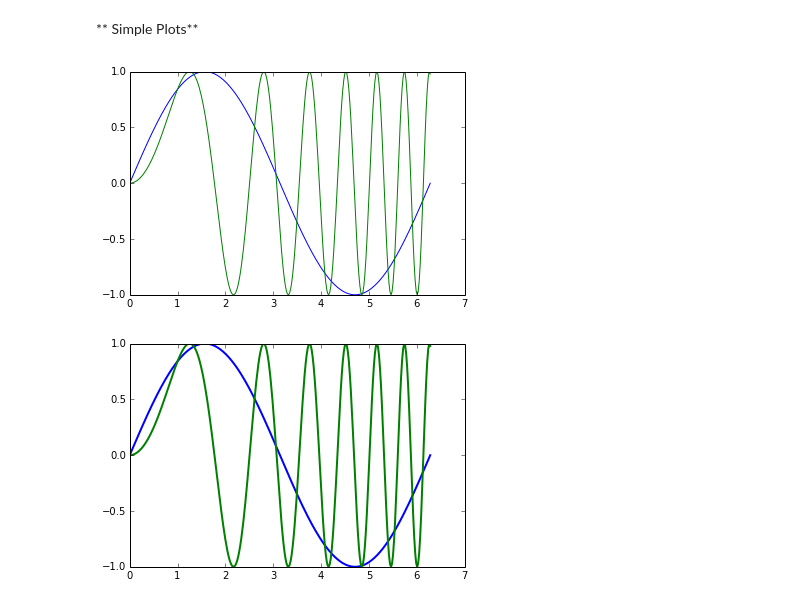
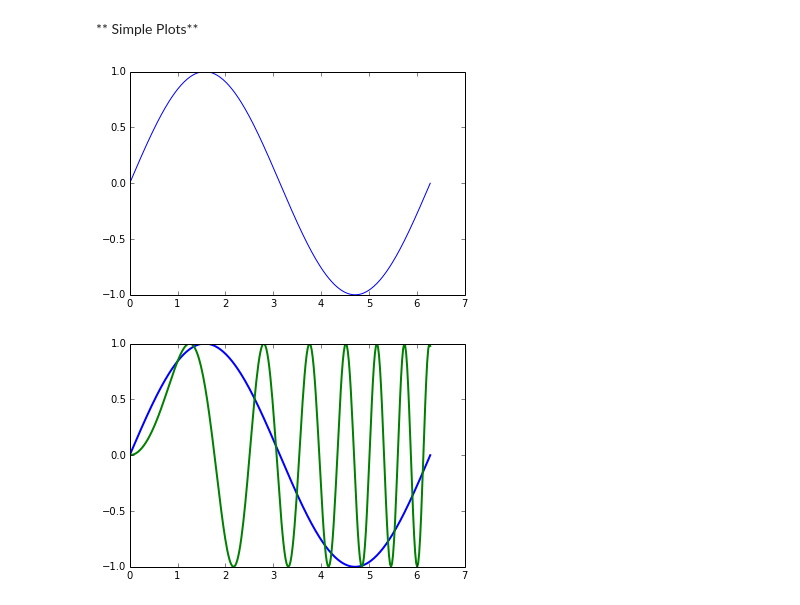
Before and after one commit to byoung08/PHYS202-S14, a Jupyter notebook: Graphics/GraphicsTour.ipynb, the cells around one changed output. Drawn from its saved outputs; the diff is of its cells as text; code cells hidden in the pictures.

```diff
--- a/Graphics/GraphicsTour.ipynb
+++ b/Graphics/GraphicsTour.ipynb
@@ -28,10 +28,10 @@ y2 = np.sin(x**2)
 # %%
 # Now plot it
 plt.plot(x, y)
-plt.plot(x, y2)
+#plt.plot(x, y2)
 plt.show()
 # %% [output]
-[figure, old version]
+[figure, new version]
 # %%
 plt.plot(x, y, linewidth=2);
 plt.plot(x, y2, linewidth=2);
```
